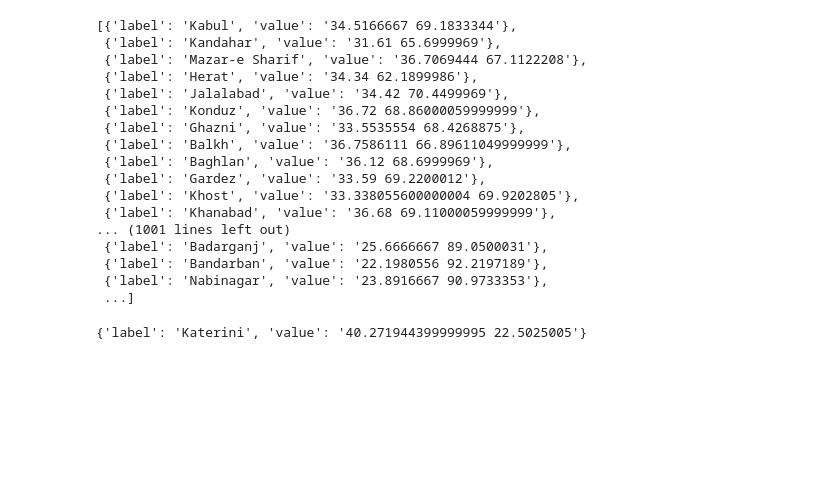
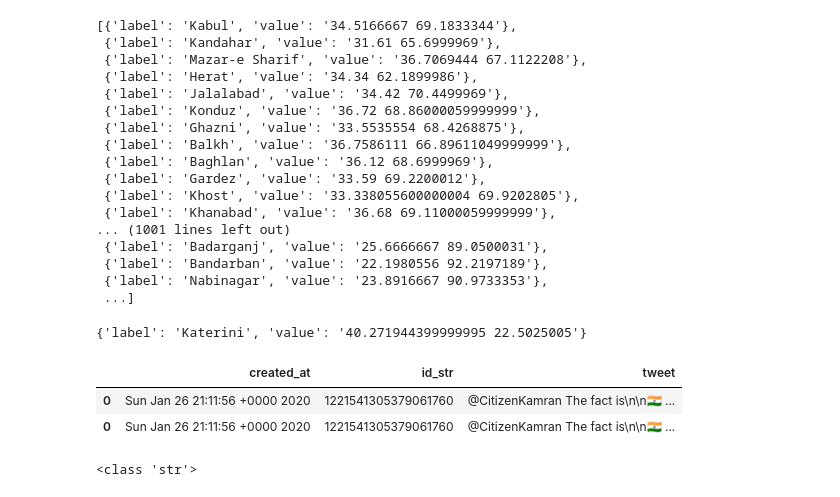
Before and after one commit to purplepotion/sadrat, a Jupyter notebook: web_app/appdata/Conversion.ipynb, the cells around one changed output. Saved outputs shown, nothing was run; the diff lists cells and outputs as text; code cells hidden in the pictures; blank space fills up the shorter version.

```diff
--- a/web_app/appdata/Conversion.ipynb
+++ b/web_app/appdata/Conversion.ipynb
@@ -52,3 +52,16 @@ options
 options[4167]
 # %% [output]
 {'label': 'Katerini', 'value': '40.271944399999995 22.5025005'}
+# %%
+df2 = pd.read_csv("/Users/jarvis/Desktop/CODE/sadrat/web_app/appdata/live_tweets.csv")
+# %%
+df2.head()
+# %% [output]
+|  | created_at | id_str | tweet |
+| 0 | Sun Jan 26 21:11:56 +0000 2020 | 1221541305379061760 | @CitizenKamran The fact is\n\n🇮🇳 ... |
+| 0 | Sun Jan 26 21:11:56 +0000 2020 | 1221541305379061760 | @CitizenKamran The fact is\n\n🇮🇳 ... |
+# %%
+for _,x in df2.iterrows():
+    print(type(x["tweet"]))
+# %% [output]
+<class 'str'>
```
Also changed, not shown: parts of 1 cell of this notebook, 7 other files.
